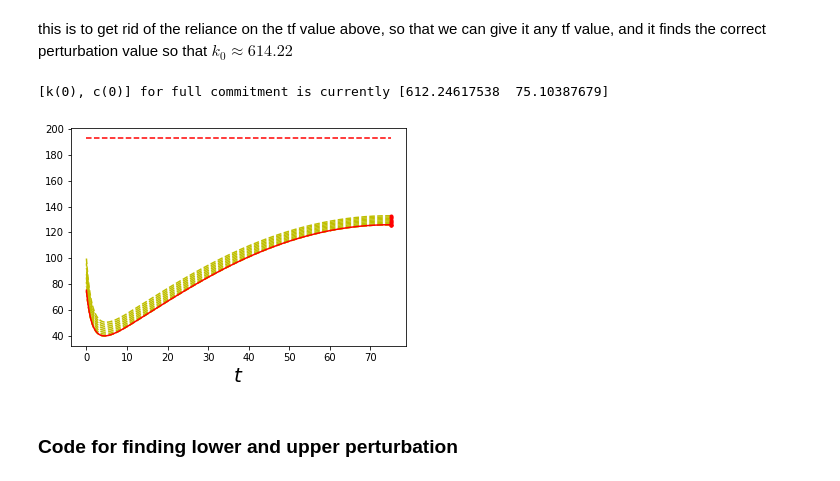
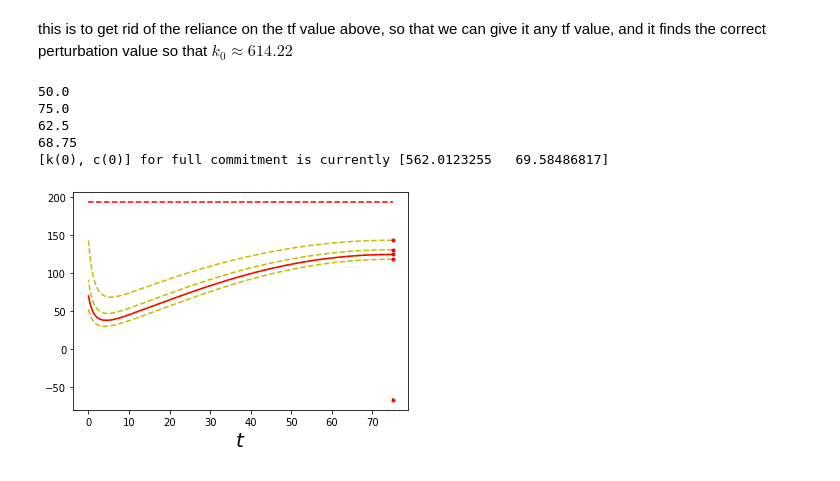
Before and after one commit to Shinsina/PIC-Math-MSCS-390-001, a Jupyter notebook: Modifying the Ramsey Model.ipynb, the cells around one changed output. Drawn from its saved outputs; the diff is of its cells as text; code cells hidden in the pictures.

Commit message:
added bisection method and fixed machine gun method

```diff
--- a/Modifying the Ramsey Model.ipynb
+++ b/Modifying the Ramsey Model.ipynb
@@ -701,8 +682,8 @@ plt.plot(v[:,0],v[:,1],'b--', label="time-elimination method");
 
 
 #time series plot
-t, v = plot_time_series(no_commitment, [-1,-2], [5,-5])
-plt.plot(t,v[:,1], 'r--', label="time-series solution")
+#t, v = plot_time_series(no_commitment, [-1,-2], [5,-5])
+#plt.plot(t,v[:,1], 'r--', label="time-series solution")
 
 plt.plot(eq[0],eq[1],'go')
 plt.xlabel('$k$',size=20)
@@ -756,12 +737,12 @@ t, v = plot_IVP(full_commitment, [-1,-2], [tf,0])
 plt.plot(v[:,0],v[:,1],'b--', label="time elimination solution");
 
 #plotting the time series graph
-t, v = plot_time_series(full_commitment, [-1,-2], [5,-5])
-plt.plot(t,v[:,1], 'r--', label="time series solution")
+#t, v = plot_time_series(full_commitment, [-1,-2], [5,-5])
+#plt.plot(t,v[:,1], 'r--', label="time series solution")
 
 #plotting the equilibrium point and making the graph pretty
 plt.plot(eq[0],eq[1],'go')
-plt.xlabel('$t$',size=20)
+plt.xlabel('$K$',size=20)
 plt.ylabel('$c$',size=20)
 plt.plot([0,0],[-5,5],[-5,5],[0,0],'orange')
 plt.title("Slope Field and Nullcline Intersections")
@@ -822,4 +798,24 @@ def secant_method(f, x0, x1, tol=1.e-16,max_it=100):
         x1, x0 = xn, x1
         num_it += 1
     return xn, num_it
+# %%
+def LF_bisection_method(bound, num_it):
+
+    i=0
+    while (i<num_it):
+
+        p = (bound[0]+bound[1])/2
+
+        init_pt = [kinf_steady[i], cinf_steady[i]-p]
+        t, v = plot_time_series(full_commitment, init_pt,[tf,0])
+        found_k0 = v[-1][0]
+        #print(found_k0)
+
+        if(found_k0 < init_k0):
+            bound = [bound[0], p]
+        elif(found_k0 > init_k0):
+            bound = [p, bound[1]]
+        else: #found_c0
+            return p
+        i+=1
 # %%
@@ -838,36 +834,40 @@ def machine_gun_method(lower_bound, upper_bound, error):
 full_commitment = [lambda t, k,c : k**α-c-(δ+x+n)*k, lambda t, k,c : c*(α*k**(α-1)-δ-x-ρ-b*np.exp(-γ*(t-τ)))]
 
 # solve for the systems of equations for c0:
 error = 64.4
 tf = 75
 
 # perturbation is somewhere between 64.3 (614.25) and 64.4 (611) for tf=75
 # what is the graph for perturbation? is there one?
 # how about a for loop that iterates until it overshoots 614.22
 # --need to find a perturbation above and below - is this possible to automate?
 
 #full commitment
 #tf= 424.774 #this works with perturbation = 0.01
 #tf = 79.5764
 
 #full commitment steady state
 plt.plot([0,tf], [cinf_steady[i], cinf_steady[i]], 'r--', label="full commitment steady state")
 
 
 #to-do: implement the bisection method here instead of the machine gun method:
-p = machine_gun_method(60,70,1)
+error=1
+#p = machine_gun_method([60,70],error)
+p = LF_bisection_method([0,100],10)
 
 error = .001
-p = machine_gun_method(p-error*10,p+error*10,error)
+#p = machine_gun_method([p-error*10,p+error*10],error)
 p-=error
 init_pt = [kinf_steady[i], cinf_steady[i]-p]
 
 t, v = plot_time_series(full_commitment, init_pt,[tf,0])
 plt.plot(t,v[:,1], 'r', label="full commitment")
 print(f'[k(0), c(0)] for full commitment is currently {v[-1]}')
 print()
 # %% [output]
-[k(0), c(0)] for full commitment is currently [612.24617538  75.10387679]
+50.0
+75.0
+62.5
+68.75
+[k(0), c(0)] for full commitment is currently [562.0123255   69.58486817]
-[figure, old version]
+[figure, new version]
-# %% [markdown]
-### Code for finding lower and upper perturbation
```
Also changed, not shown: parts of 13 cells of this notebook.
